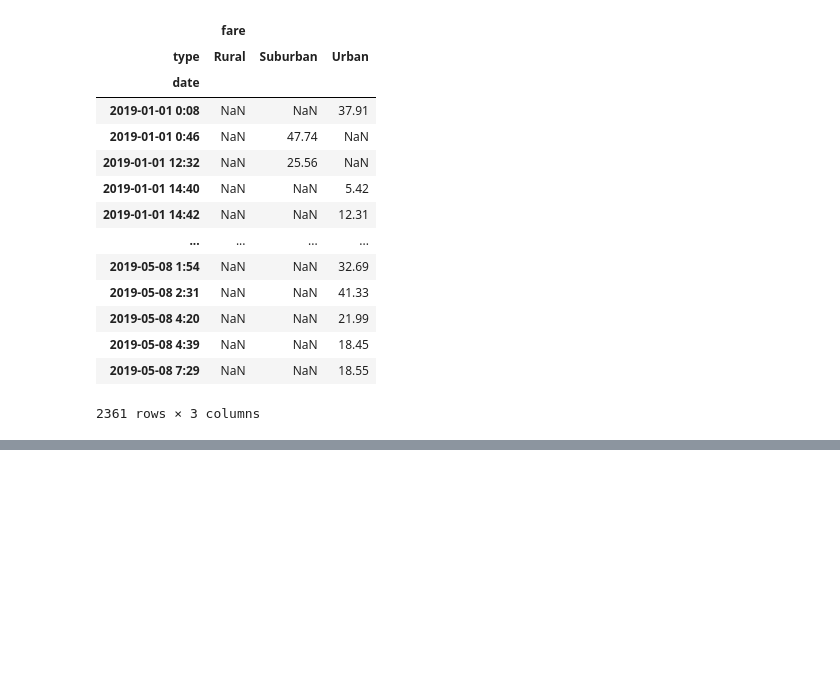
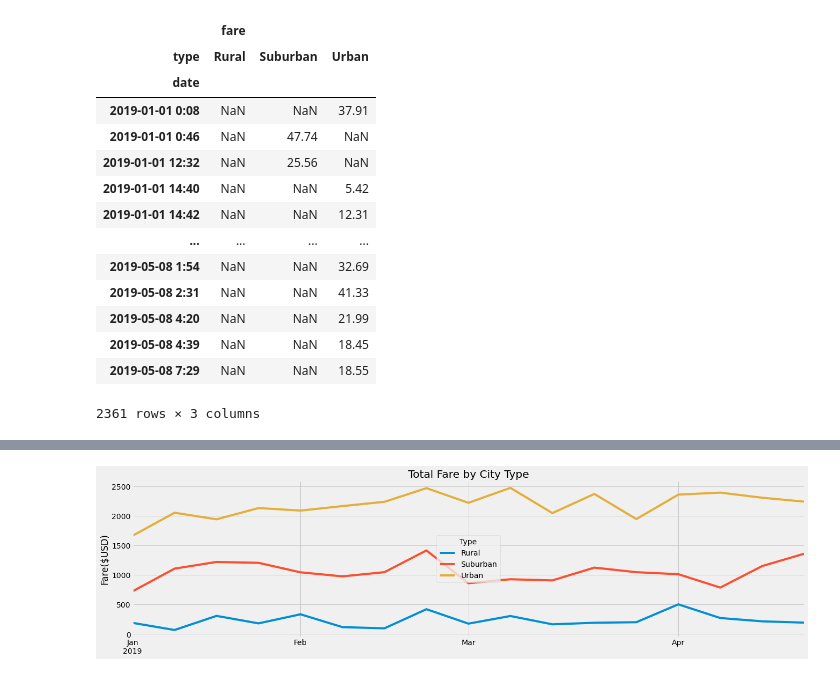
Before and after one commit to bedwardssmith/PyBer_Analysis, a Jupyter notebook: Pyber_Challenge.ipynb, the cells around one changed output, grey strips where cells are left out. Saved outputs shown, nothing was run; the diff lists cells and outputs as text; code cells hidden in the pictures; blank space fills up the shorter version.

Commit message:
line graph completed

```diff
--- a/Pyber_Challenge.ipynb
+++ b/Pyber_Challenge.ipynb
@@ -198,3 +198,6 @@ sum_of_fares_by_date_pivot
 2361 rows × 3 columns
 # %%
 # 5. Create a new DataFrame from the pivot table DataFrame using loc on the given dates, '2019-01-01':'2019-04-29'.
+
+specific_dates_df=sum_of_fares_by_date_pivot.loc["2019-01-01":"2019-04-29"]
+specific_dates_df
@@ -201,5 +220,6 @@ sum_of_fares_by_date_pivot
 # %%
 # 6. Set the "date" index to datetime datatype. This is necessary to use the resample() method in Step 8.
 # df.index = pd.to_datetime(df.index)
+specific_dates_df.index = pd.to_datetime(specific_dates_df.index)
 # %%
 # 7. Check that the datatype for the index is datetime using df.info()
@@ -206,2 +238,4 @@ sum_of_fares_by_date_pivot
 # %%
 # 8. Create a new DataFrame using the "resample()" function by week 'W' and get the sum of the fares for each week.
+fares_per_week = specific_dates_df.resample("W").sum()
+fares_per_week
@@ -208,7 +263,23 @@ sum_of_fares_by_date_pivot
 # %%
 # 8. Using the object-oriented interface method, plot the resample DataFrame using the df.plot() function.
 
 # Import the style from Matplotlib.
 from matplotlib import style
+%matplotlib inline
+
 # Use the graph style fivethirtyeight.
-style.use('fivethirtyeight')
+plt.style.use('fivethirtyeight')
+
+#fares_per_week.plot(x="date", y="fare", kind="line")
+fares_per_week.plot(kind = "line", figsize=(20, 5))
+plt.title("Total Fare by City Type")
+plt.ylabel("Fare($USD)")
+plt.xlabel("")
+plt.legend(["Rural", "Suburban", "Urban"], title="Type")
+
+
+# Save the figure.
+plt.savefig("analysis/Fig1.png")
+plt.show()
+# %% [output]
+[figure, added]
```
Also changed, not shown: parts of 3 cells of this notebook, 7 other files.
